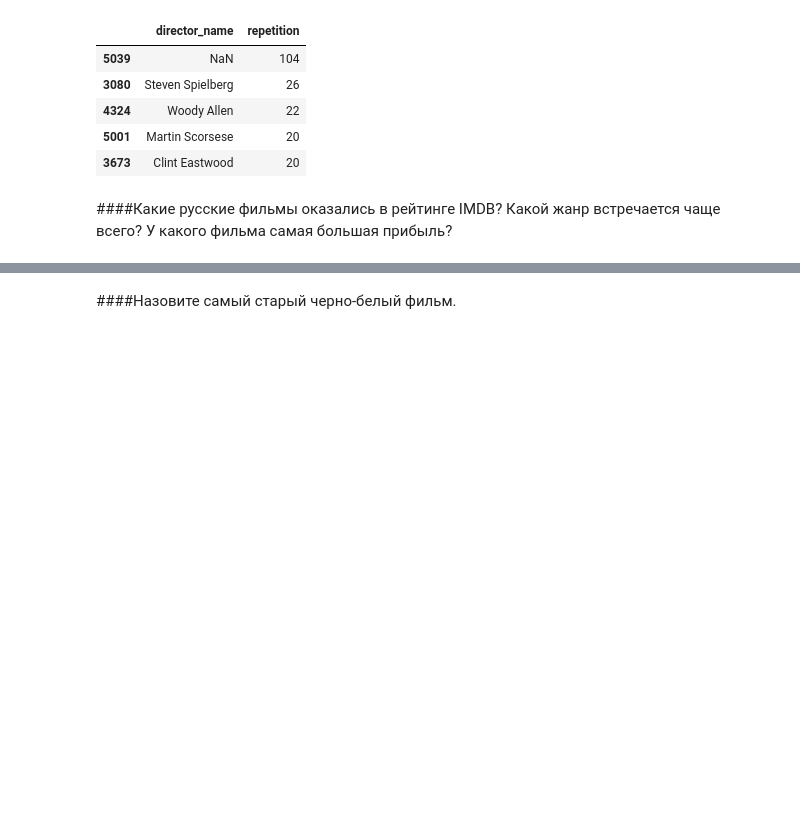
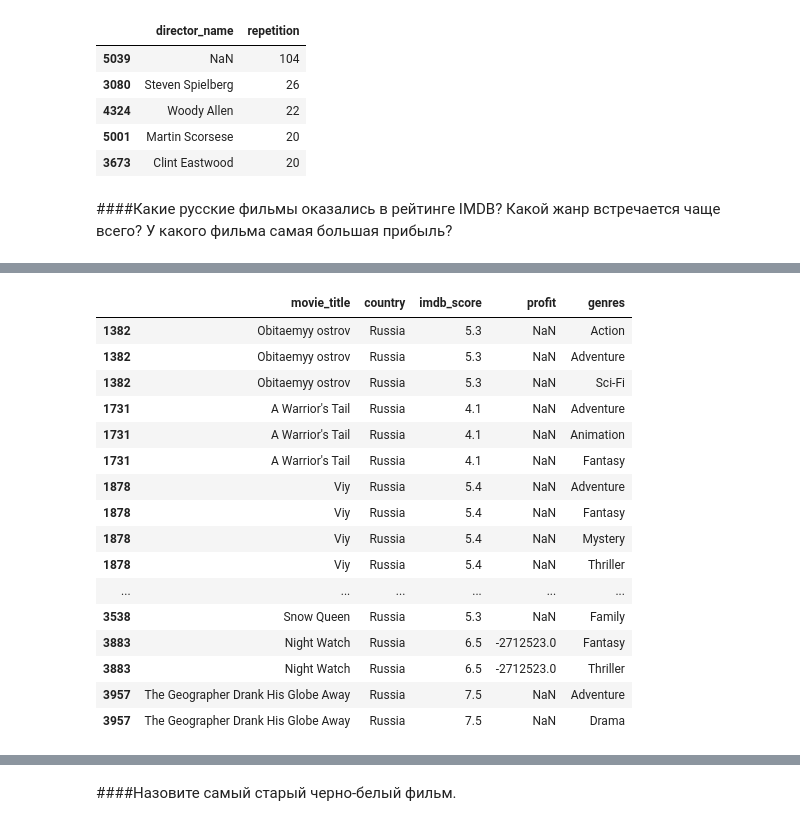
Before and after one commit to MangoFM/Movie_Analysis, a Jupyter notebook: Анализ_кинофильмов_Скоркин.ipynb, the cells around one changed output, grey strips where cells are left out. Saved outputs shown, nothing was run; the diff lists cells and outputs as text; code cells hidden in the pictures; blank space fills up the shorter version.

```diff
--- a/Анализ_кинофильмов_Скоркин.ipynb
+++ b/Анализ_кинофильмов_Скоркин.ipynb
@@ -462,3 +493,7 @@ df17.head(5)
 | 3673 | Clint Eastwood | 20 |
 # %% [markdown]
 ####Какие русские фильмы оказались в рейтинге IMDB? Какой жанр встречается чаще всего? У какого фильма самая большая прибыль?
+# %%
+df20 = data[['movie_title', 'country', 'imdb_score', 'profit']]
+df20 = df20.join(df['genres'])
+df20
@@ -464,0 +514,21 @@ df17.head(5)
+# %%
+df20 = df20[(df20['country']=='Russia')]
+df20
+# %% [output]
+|  | movie_title | country | imdb_score | profit | genres |
+| 1382 | Obitaemyy ostrov | Russia | 5.3 | NaN | Action |
+| 1382 | Obitaemyy ostrov | Russia | 5.3 | NaN | Adventure |
+| 1382 | Obitaemyy ostrov | Russia | 5.3 | NaN | Sci-Fi |
+| 1731 | A Warrior's Tail | Russia | 4.1 | NaN | Adventure |
+| 1731 | A Warrior's Tail | Russia | 4.1 | NaN | Animation |
+| 1731 | A Warrior's Tail | Russia | 4.1 | NaN | Fantasy |
+| 1878 | Viy | Russia | 5.4 | NaN | Adventure |
+| 1878 | Viy | Russia | 5.4 | NaN | Fantasy |
+| 1878 | Viy | Russia | 5.4 | NaN | Mystery |
+| 1878 | Viy | Russia | 5.4 | NaN | Thriller |
+| ... | ... | ... | ... | ... | ... |
+| 3538 | Snow Queen | Russia | 5.3 | NaN | Family |
+| 3883 | Night Watch | Russia | 6.5 | -2712523.0 | Fantasy |
+| 3883 | Night Watch | Russia | 6.5 | -2712523.0 | Thriller |
+| 3957 | The Geographer Drank His Globe Away | Russia | 7.5 | NaN | Adventure |
+| 3957 | The Geographer Drank His Globe Away | Russia | 7.5 | NaN | Drama |
```
Also changed, not shown: parts of 28 cells of this notebook.
